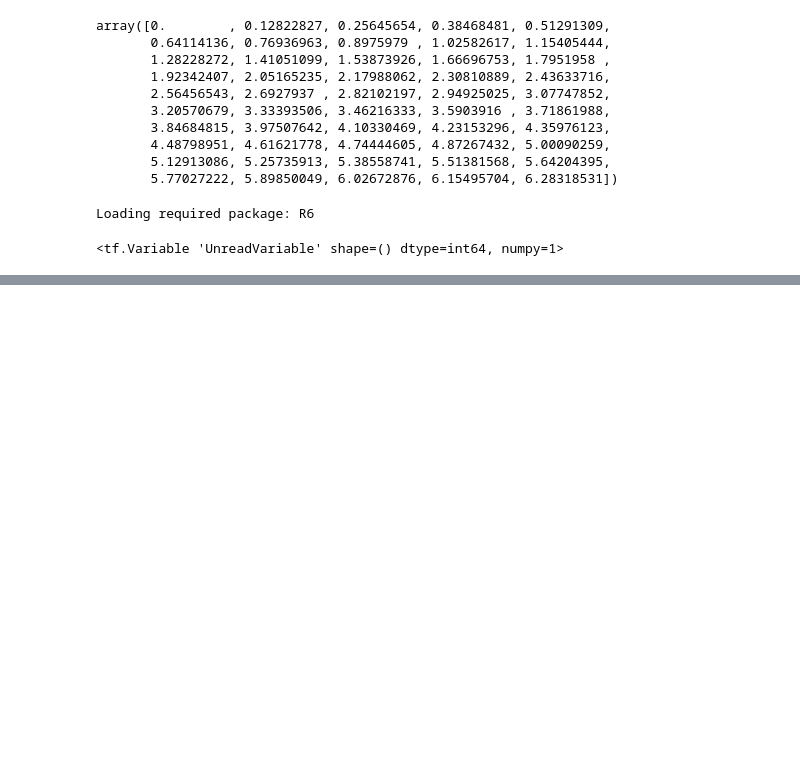
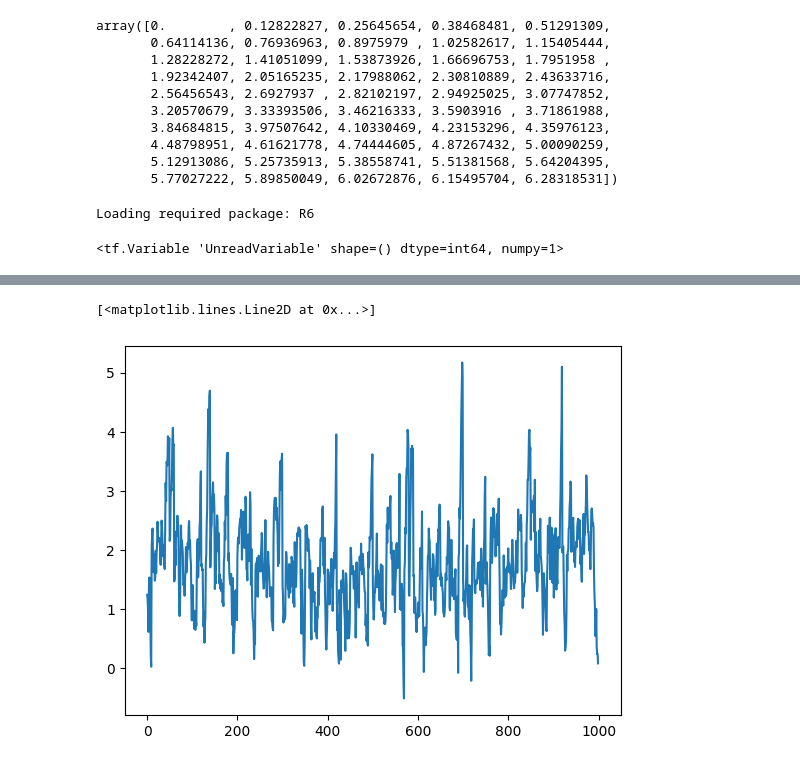
Before and after one commit to cjGO/breeder_agent, a Jupyter notebook: test.ipynb, the cells around one changed output, grey strips where cells are left out. Drawn from its saved outputs; the diff is of its cells as text; code cells hidden in the pictures; blank space fills up the shorter version.

```diff
--- a/test.ipynb
+++ b/test.ipynb
@@ -1083,0 +771,3 @@ len(farm.history)
+# %%
+for _ in range(10):
+    farm.run_program(10)
@@ -1084,3 +794,8 @@ len(farm.history)
+# %%
+plt.plot(farm.fitness_history)
+# %% [output]
+[<matplotlib.lines.Line2D at 0x...>]
+[figure, added]
 # %%
 my_frames = farm.run_episodes(150,10)
 # %%
```
Also changed, not shown: parts of 51 cells of this notebook.
